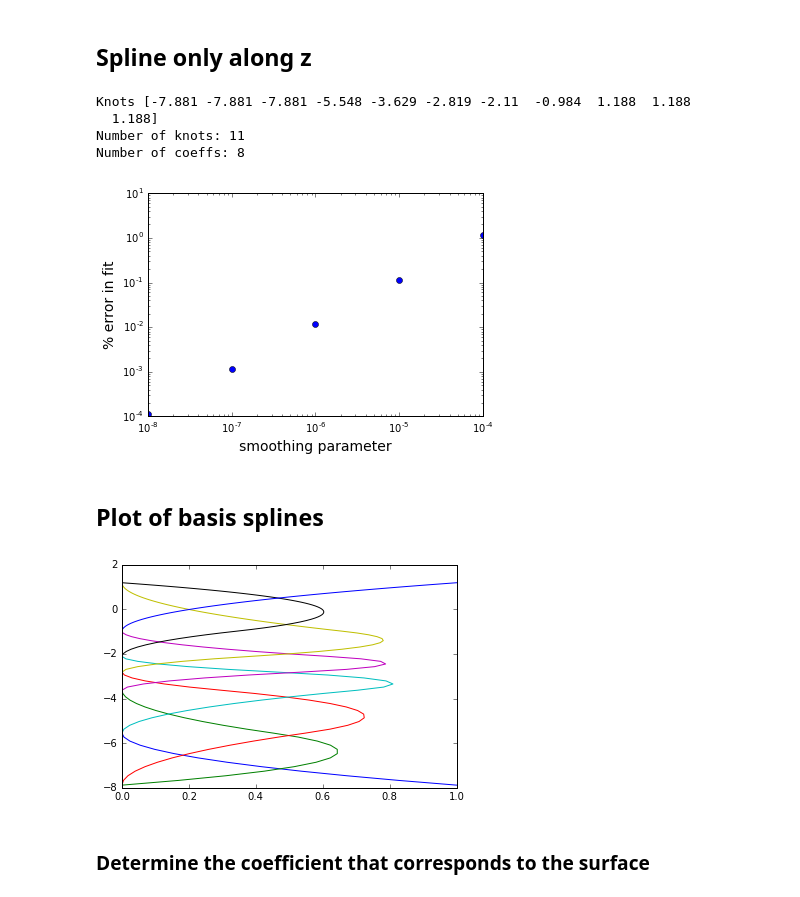
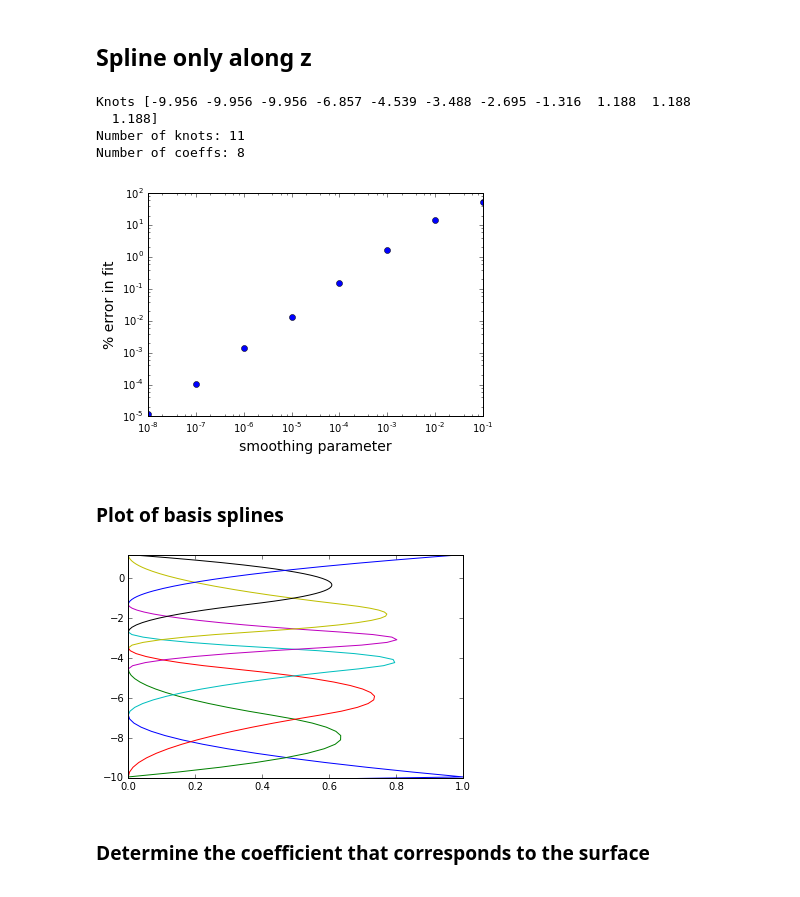
Before and after one commit to jishnub/sparc_flows, a Jupyter notebook: Supergranule_Spline.ipynb, the cells around one changed output. Saved outputs shown, nothing was run; the diff lists cells and outputs as text; code cells hidden in the pictures.

```diff
--- a/Supergranule_Spline.ipynb
+++ b/Supergranule_Spline.ipynb
@@ -1,13 +1,21 @@
 # %%
 from __future__ import division, print_function
 import numpy as np
-from scipy import interpolate
+from scipy import interpolate,integrate,fftpack
 import pyfits
 import plotc
 import read_params
 import matplotlib.pyplot as plt
+from matplotlib import ticker
 from scipy.special import j1,j0,jn
 def j2(z): return jn(2,z)
 def j1prime(z): return 0.5*(j0(z)-j2(z))
 import os,shutil
+import dbyd2
 %matplotlib inline
+
+Lx = read_params.get_xlength()
+nx = read_params.get_nx()
+x = np.linspace(-Lx/2,Lx/2,nx,endpoint=False)
+Rsun=6.95989467700E2
+z,c_sound,rho = np.loadtxt(read_params.get_solarmodel(),usecols=[0,1,2],unpack=True); z=(z-1)*Rsun;c_sound/=100;
@@ -68,5 +30,11 @@ psi_spline = psi_true[z>z_cutoff,nx_max]
 # %% [markdown]
 ## Spline only along z
+# %%
+z_cutoff = -8 # Spline lower cutoff
+zspline_ind = z>z_cutoff
+zspline = z[z>z_cutoff]
+
+psi_z_profile = v0DH13/c_sound/kDH13*np.exp(-(z-z0DH13)**2/(2*sigmazDH13**2))
 # %%
 def coeff_to_model(tck_z):
     f0_x = np.sign(x)*j1(kDH13*abs(x))*np.exp(-abs(x)/RDH13)
@@ -78,11 +42,12 @@ def coeff_to_model(tck_z):
     return f0_x[None,:]*h_z[:,None]
 # %%
 s_misfit = []
-s_list = [1e-4,1e-5,1e-6,1e-7,1e-8]
+s_list = [1e-1,1e-2,1e-3,1e-4,1e-5,1e-6,1e-7,1e-8]
 Nparams = []
 for s in s_list:
-    tz1D,cz1D,kz=interpolate.splrep(zspline.flatten(),psi_spline.flatten(),k=2,s=s)
-    misfit = np.sum((psi_true - coeff_to_model((tz1D,cz1D,kz)))**2)/np.sum(psi_true**2)
+    tz1D,cz1D,kz=interpolate.splrep(zspline,psi_z_profile[z>z_cutoff],k=2,s=s)
+    misfit = (integrate.simps((psi_z_profile - interpolate.splev(z,(tz1D,cz1D,kz),ext=1))**2,x=z)/
+            integrate.simps(psi_z_profile**2,x=z))
     s_misfit.append(misfit*100)
     Nparams.append(tz1D.size-kz-1)
 
@@ -90,27 +55,28 @@ plt.loglog(s_list,s_misfit,'o')
 plt.ylabel("% error in fit",fontsize=14)
 plt.xlabel("smoothing parameter",fontsize=14)
 
-tz1D,cz1D,kz=interpolate.splrep(zspline.flatten(),psi_spline.flatten(),k=2,s=1e-4)
+tz1D,cz1D,kz=interpolate.splrep(zspline,psi_z_profile[z>z_cutoff],k=2,s=1e-4)
 np.set_printoptions(precision=3)
 print("Knots",tz1D)
 print("Number of knots:",tz1D.size)
 print("Number of coeffs:",tz1D.size-kz-1)
 # %% [output]
-Knots [-7.881 -7.881 -7.881 -5.548 -3.629 -2.819 -2.11  -0.984  1.188  1.188
+Knots [-9.956 -9.956 -9.956 -6.857 -4.539 -3.488 -2.695 -1.316  1.188  1.188
   1.188]
 Number of knots: 11
 Number of coeffs: 8
-[figure, old version]
+[figure, new version]
 # %% [markdown]
-## Plot of basis splines
+### Plot of basis splines
 # %%
 for i in xrange(tz1D.size):
     c_i = np.zeros_like(cz1D)
     c_i[i] = 1
-    b_i = interpolate.splev(zspline,(tz1D,c_i,kz))
-    plt.plot(b_i,zspline)
+    b_i = interpolate.splev(z,(tz1D,c_i,kz),ext=1)
+    plt.plot(b_i,z)
+    plt.ylim(z_cutoff,z[-1])
 # %% [output]
-[figure, old version]
+[figure, new version]
 # %% [markdown]
 ### Determine the coefficient that corresponds to the surface
 # %%
```
Also changed, not shown: parts of 21 cells of this notebook, 10 other files.
